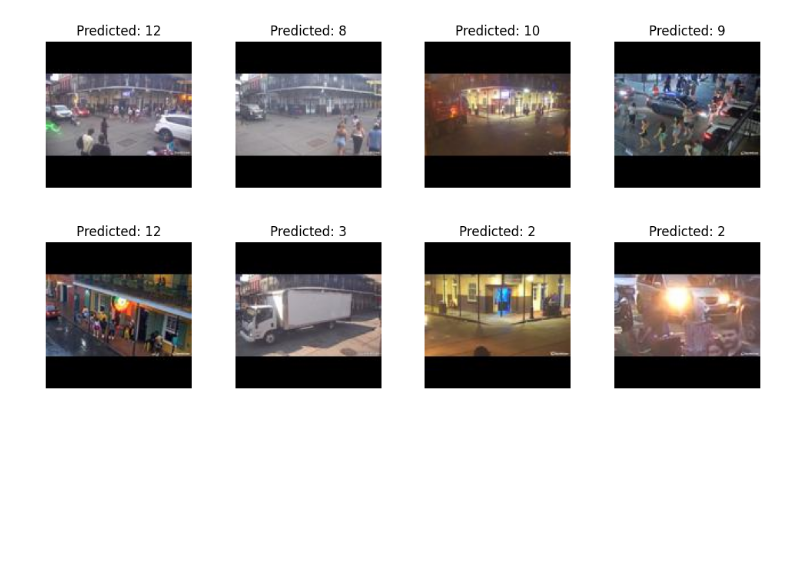
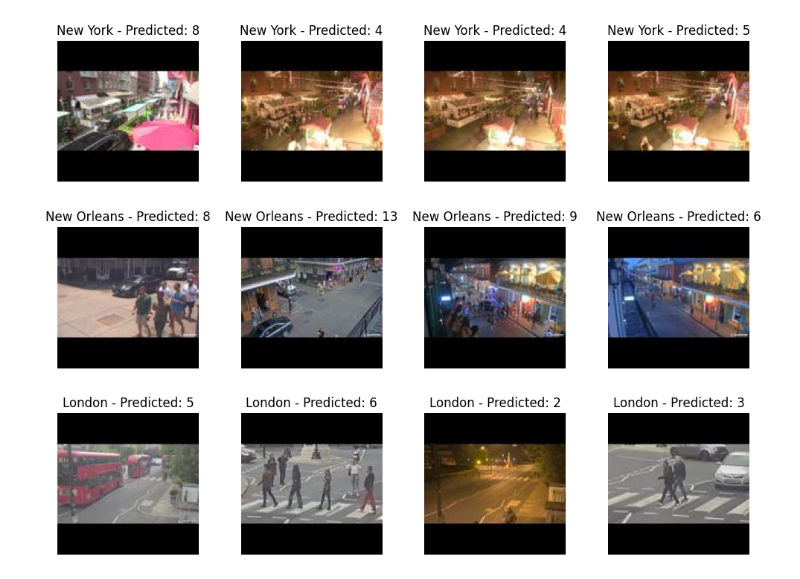
Before and after one commit to Raphaaella/CNN-to-Evaluate-Social-Distancing-Measures, a Jupyter notebook: 01_code/3_Analysis/analysis_count_cnn.ipynb, the cells around one changed output. Drawn from its saved outputs; the diff is of its cells as text; code cells hidden in the pictures; blank space fills up the shorter version.

Commit message:
update analysis count cnn

```diff
--- a/01_code/3_Analysis/analysis_count_cnn.ipynb
+++ b/01_code/3_Analysis/analysis_count_cnn.ipynb
@@ -19,4 +23,5 @@ cuda
 # %%
+# Basic block with two convolutional layers
 class BasicBlock(nn.Module):
     expansion = 1
 
@@ -42,21 +47,24 @@ class BasicBlock(nn.Module):
         out = self.relu(out)
         return out
 
-# Adjust the number of filters
+# Overall CNN model architecture
 class CNN(nn.Module):
     def __init__(self, block, num_blocks, num_classes=1):
         super(CNN, self).__init__()
-        self.in_channels = 32  # Reduce the initial number of channels
+        self.in_channels = 32
 
+        # Initial convolutional layer
         self.conv1 = nn.Conv2d(3, 32, kernel_size=3, stride=1, padding=1, bias=False)
         self.bn1 = nn.BatchNorm2d(32)
         self.relu = nn.ReLU(inplace=True)
 
+        # Stacked layers of basic block with increasing number of filters
         self.layer1 = self._make_layer(block, 32, num_blocks[0], stride=1)
         self.layer2 = self._make_layer(block, 64, num_blocks[1], stride=2)
         self.layer3 = self._make_layer(block, 128, num_blocks[2], stride=2)
         self.layer4 = self._make_layer(block, 256, num_blocks[3], stride=2)
 
+        # Average pooling and fully connected layer
         self.avg_pool = nn.AdaptiveAvgPool2d((1, 1))
         self.fc = nn.Linear(256 * block.expansion, num_classes)
 
@@ -79,13 +87,6 @@ class CNN(nn.Module):
         x = self.fc(x)
         return x
 
-# Instantiate the model
-# cnn_model = CNN(BasicBlock, [2, 2, 2, 2]).to(device)
-cnn_model = CNN(BasicBlock, [3, 4, 6, 3]).to(device)
-
 model_weights_path = "/kaggle/input/deeplearningproject/data_analysis/data_analysis/cnn_model_weights.pth"
 cnn_model.load_state_dict(torch.load(model_weights_path, map_location=torch.device(device)))
-
-# Set the model to evaluation mode
-cnn_model.eval()
 # %% [output]
@@ -123,60 +97,83 @@ preprocess = transforms.Compose([
 # %%
+# Define paths to image folders
+folder_paths = {
+    'New York': '/kaggle/input/deeplearningproject/data_analysis/data_analysis/Earthcam_Images/NewYork_resized',
+    'New Orleans': '/kaggle/input/deeplearningproject/data_analysis/data_analysis/Earthcam_Images/NewOrleans_resized',
+    'London': '/kaggle/input/deeplearningproject/data_analysis/data_analysis/Earthcam_Images/London_resized'
+}
+
+# Define image preprocessing steps
+preprocess = transforms.Compose([
+    transforms.ToTensor(),
+    transforms.Normalize(mean=(0.485, 0.456, 0.406), std=(0.229, 0.224, 0.225))
+])
+
 # visualize how model works on the images
 
-def visualize_prediction(model, city, year, number_of_images):
+# visualize how model works on the images
+def visualize_prediction(model, year, number_of_images_per_city=2):
     model.eval()
 
-    image_dir = folder_paths[city]
-    image_files = []
-    for filename in os.listdir(image_dir):
-        if filename.endswith(".jpg"):
-            parts = filename.split('_')
-            city_name = parts[0]
-            date = parts[1]
-            file_year = date.split('-')[-1]
-            if file_year == year:
-                image_files.append(filename)
+    all_image_files = []
 
-    # Randomly select indices
-    random_indices = random.sample(range(len(image_files)), number_of_images)
+    for city, image_dir in folder_paths.items():
+        city_image_files = []
 
-    rows = math.ceil(number_of_images / 4)
-    cols = min(4, number_of_images)
+        for filename in os.listdir(image_dir):
+            if filename.endswith(".jpg"):
+                parts = filename.split('_')
+                date = parts[1]
+                file_year = date.split('-')[-1]
+                if file_year == year:
+                    city_image_files.append((city, filename))  # Store both city and filename
+
+        if len(city_image_files) >= number_of_images_per_city:
+            # Randomly select the specified number of images for this city
+            selected_images = random.sample(city_image_files, number_of_images_per_city)
+            all_image_files.extend(selected_images)
+        else:
+            # In case there are fewer images than required, select all
+            all_image_files.extend(city_image_files)
+
+    total_images = len(all_image_files)
+    rows = math.ceil(total_images / 4)
+    cols = min(4, total_images)
 
     fig, axes = plt.subplots(rows, cols, figsize=(12, 3 * rows))
     fig.subplots_adjust(hspace=0.3, wspace=0.3)
 
-    for i, idx in enumerate(random_indices):
-        filename = image_files[idx]
+    for i, (city, filename) in enumerate(all_image_files):
+        image_dir = folder_paths[city]
         image_path = os.path.join(image_dir, filename)
 
         # Load and preprocess the image
         image = Image.open(image_path).convert('RGB')
         image = preprocess(image).unsqueeze(0).to(device)
 
         # Predict using the model
         predicted_count = model(image)
         predicted_count = torch.round(predicted_count).item()
 
         # Convert tensor to numpy for display
         image_np = image.squeeze(0).cpu().numpy().transpose(1, 2, 0)
         image_np = image_np * np.array([0.229, 0.224, 0.225]) + np.array([0.485, 0.456, 0.406])
-        # image_np = image_np * 0.5 + 0.5  # Assuming the image was normalized to [-1, 1]
 
+        # Determine the correct axis for single or multiple rows/columns
         if rows == 1 and cols == 1:
             ax = axes
         elif rows == 1 or cols == 1:
             ax = axes[i]
         else:
             ax = axes[i // cols, i % cols]
 
+        # Display the image with title showing city and predicted count
         ax.imshow(image_np)
-        ax.set_title(f"Predicted: {int(predicted_count)}")
+        ax.set_title(f"{city} - Predicted: {int(predicted_count)}")
         ax.axis('off')
 
     plt.show()
 
-# Visualize the prediction for the first image in the validation set
-visualize_prediction(cnn_model, "New Orleans", "2022", number_of_images=8)
+# Visualize the prediction for images from each city
+visualize_prediction(cnn_model, "2022", number_of_images_per_city=4)
 # %% [output]
-[figure, old version]
+[figure, new version]
```
Also changed, not shown: parts of 11 cells of this notebook.
